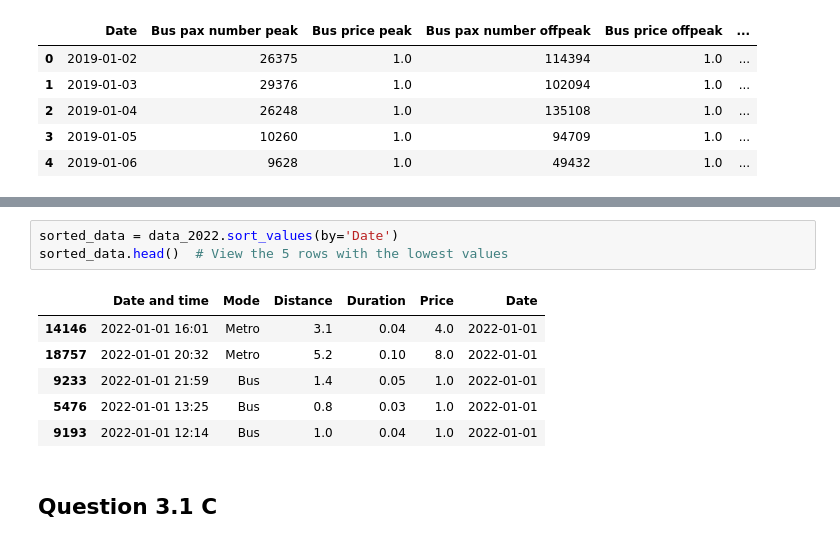
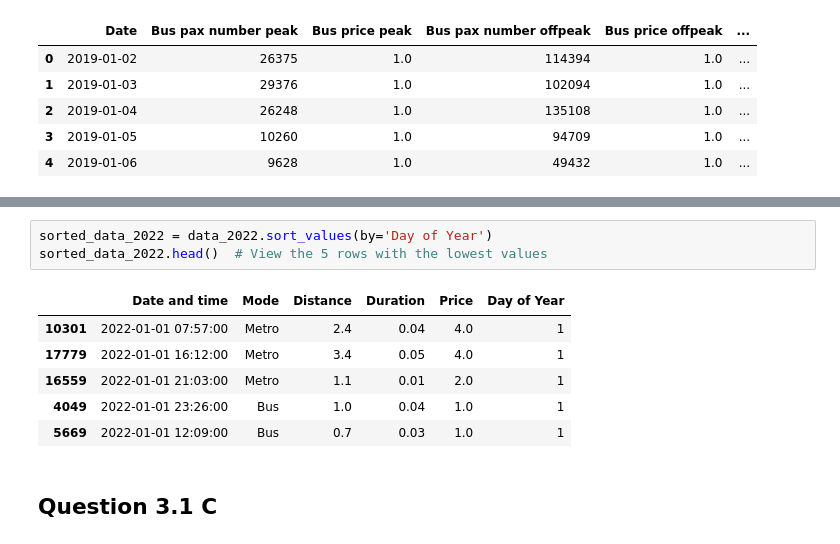
Before and after one commit to Dikshyant15/24157966_Small_Project, a Jupyter notebook: expirement.ipynb, the cells around one changed output, grey strips where cells are left out. Saved outputs shown, nothing was run; the diff lists cells and outputs as text.

```diff
--- a/expirement.ipynb
+++ b/expirement.ipynb
@@ -224,13 +271,13 @@ sorted_data.head()  # View the 5 rows with the lowest values
 # %%
-sorted_data = data_2022.sort_values(by='Date')
-sorted_data.head()  # View the 5 rows with the lowest values
+sorted_data_2022 = data_2022.sort_values(by='Day of Year')
+sorted_data_2022.head()  # View the 5 rows with the lowest values
 # %% [output]
-|  | Date and time | Mode | Distance | Duration | Price | Date |
-| 14146 | 2022-01-01 16:01 | Metro | 3.1 | 0.04 | 4.0 | 2022-01-01 |
-| 18757 | 2022-01-01 20:32 | Metro | 5.2 | 0.10 | 8.0 | 2022-01-01 |
-| 9233 | 2022-01-01 21:59 | Bus | 1.4 | 0.05 | 1.0 | 2022-01-01 |
-| 5476 | 2022-01-01 13:25 | Bus | 0.8 | 0.03 | 1.0 | 2022-01-01 |
-| 9193 | 2022-01-01 12:14 | Bus | 1.0 | 0.04 | 1.0 | 2022-01-01 |
+|  | Date and time | Mode | Distance | Duration | Price | Day of Year |
+| 10301 | 2022-01-01 07:57:00 | Metro | 2.4 | 0.04 | 4.0 | 1 |
+| 17779 | 2022-01-01 16:12:00 | Metro | 3.4 | 0.05 | 4.0 | 1 |
+| 16559 | 2022-01-01 21:03:00 | Metro | 1.1 | 0.01 | 2.0 | 1 |
+| 4049 | 2022-01-01 23:26:00 | Bus | 1.0 | 0.04 | 1.0 | 1 |
+| 5669 | 2022-01-01 12:09:00 | Bus | 0.7 | 0.03 | 1.0 | 1 |
 # %% [markdown]
 ## Question 3.1 C
 # %%
```
Also changed, not shown: parts of 7 cells of this notebook.
